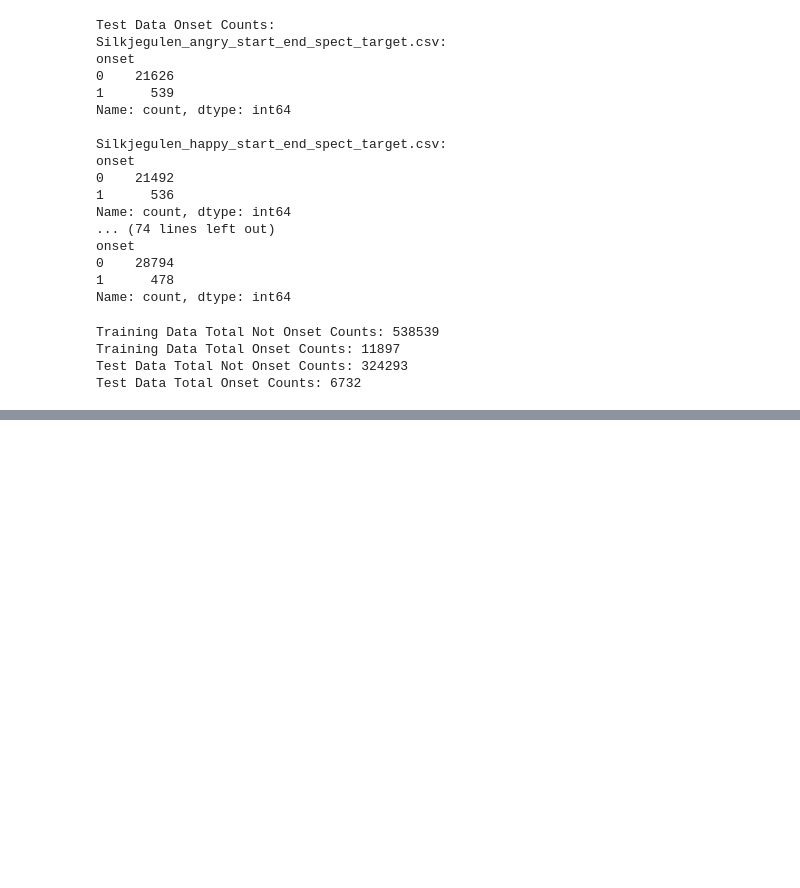
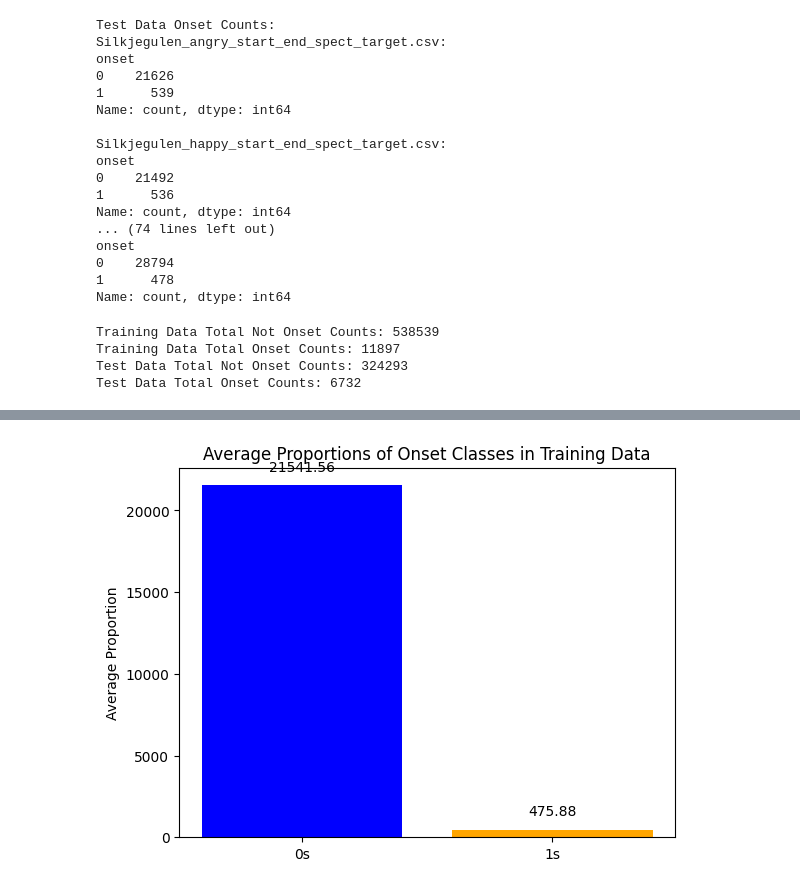
Before and after one commit to Tjielke/deep_learning_music_project, a Jupyter notebook: Main/data_exploration.ipynb, the cells around one changed output, grey strips where cells are left out. Cells and saved outputs as stored; diff of their text form; code cells hidden in the pictures; blank space fills up the shorter version.

```diff
--- a/Main/data_exploration.ipynb
+++ b/Main/data_exploration.ipynb
@@ -22,3 +51,36 @@ test_onset_counts = load_data_and_count_values(test_data_dir)
+# %%
+import matplotlib.pyplot as plt
+import numpy as np
+
+def plot_average_distribution(onset_counts, dataset_type):
+    # Initialize sums and counters
+    total_zeros = 0
+    total_ones = 0
+    num_files = len(onset_counts)
+
+    # Sum up counts for 0s and 1s across all files
+    for counts in onset_counts.values():
+        total_zeros += counts.get(0, 0)
+        total_ones += counts.get(1, 0)
+
+    # Calculate averages
+    avg_zeros = total_zeros / num_files
+    avg_ones = total_ones / num_files
+
+    # Data to plot
+    labels = ['0s', '1s']
+    averages = [avg_zeros, avg_ones]
+
+    # Create bar plot
+    fig, ax = plt.subplots()
+    bars = ax.bar(labels, averages, color=['blue', 'orange'])
+
+    # Adding text for labels, title and custom x-axis tick labels, etc.
+    ax.set_ylabel('Average Proportion')
+    ax.set_title(f'Average Proportions of Onset Classes in {dataset_type} Data')
+    ax.bar_label(bars, fmt='%.2f', padding=8)  # Adding numerical labels on bars
+
+    plt.show()
 # %%
 # Print the results
 sum_train_0 = 0
@@ -88,0 +219,4 @@ Test Data Total Onset Counts: 6732
+# %%
+plot_average_distribution(train_onset_counts, "Training")
+# %% [output]
+[figure, added]
```
Also changed, not shown: parts of 7 cells of this notebook.
